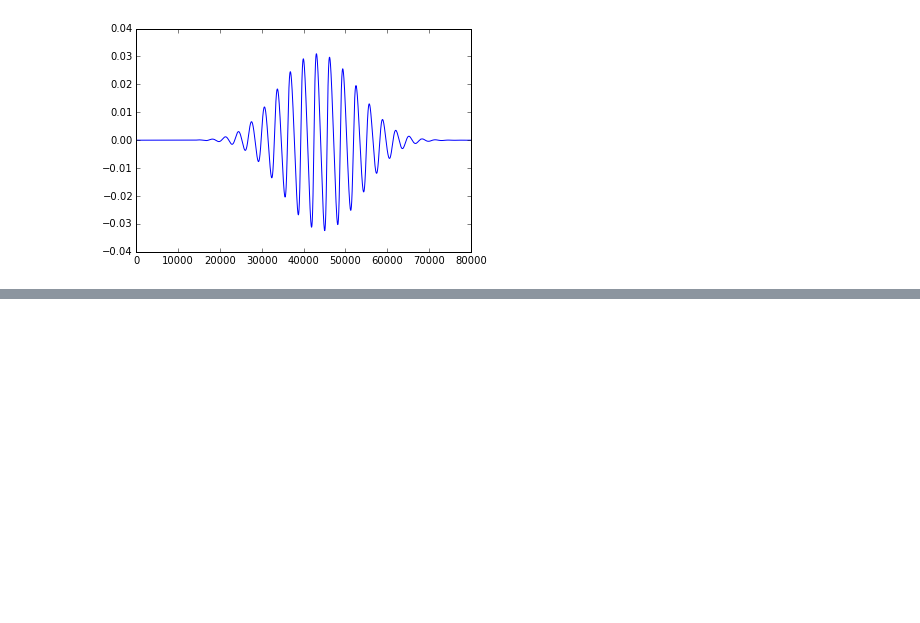
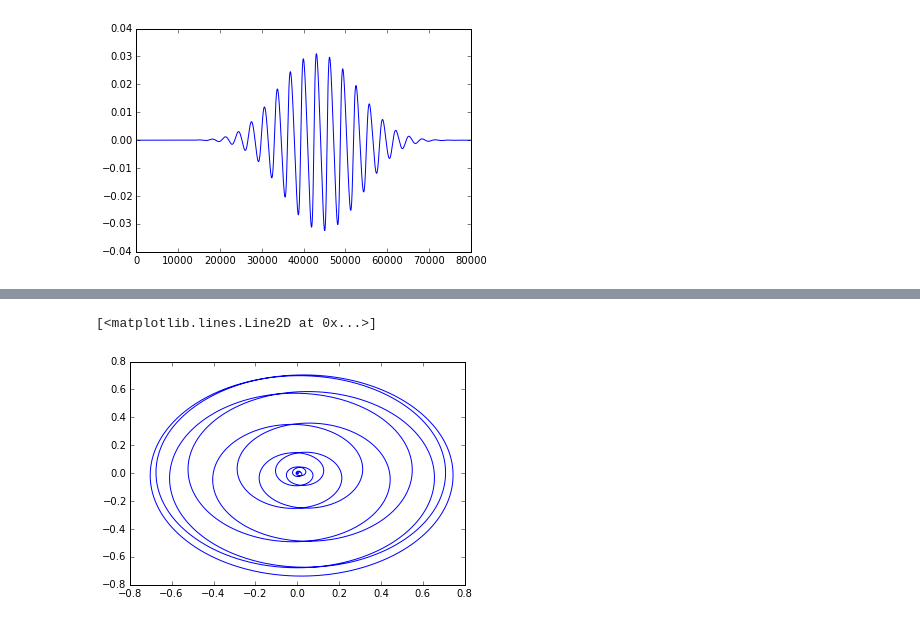
Before and after one commit to ssstuvz/single_particle, a Jupyter notebook: run/plot_trajectory.ipynb, the cells around one changed output, grey strips where cells are left out. Drawn from its saved outputs; the diff is of its cells as text; code cells hidden in the pictures; blank space fills up the shorter version.

```diff
--- a/run/plot_trajectory.ipynb
+++ b/run/plot_trajectory.ipynb
@@ -37,0 +43,5 @@ plot(x, z)
+# %%
+plot(x, y)
+# %% [output]
+[<matplotlib.lines.Line2D at 0x...>]
+[figure, added]
```
Also changed, not shown: parts of 8 cells of this notebook, 1 other file.
